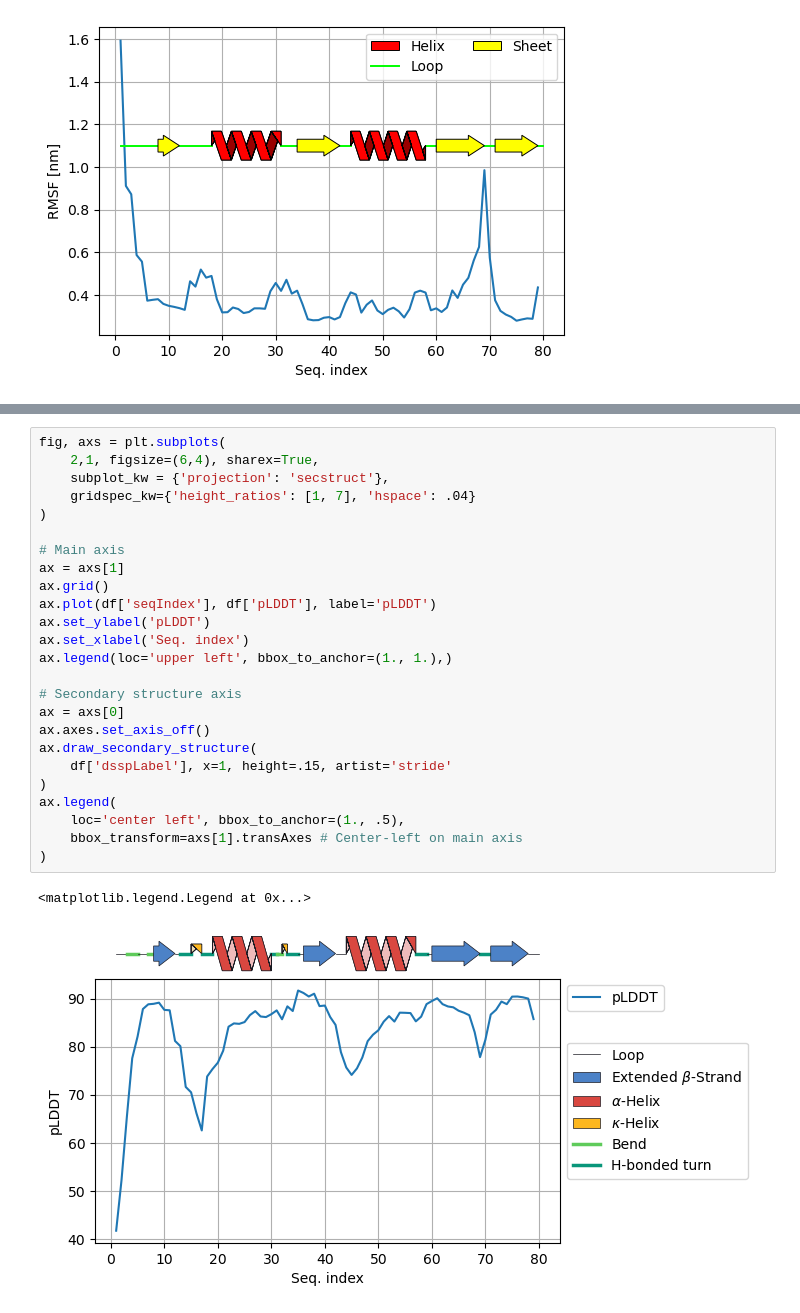
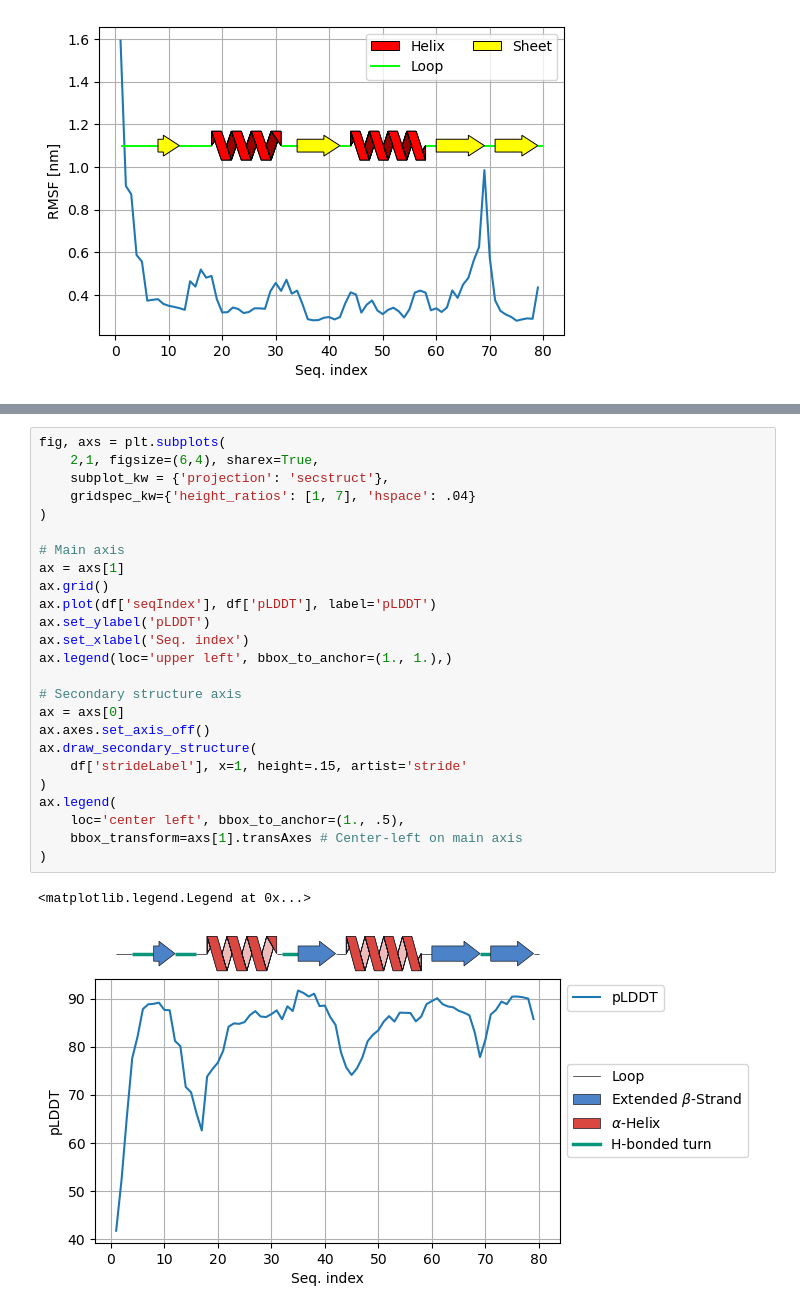
Before and after one commit to aethertier/secstructartist, a Jupyter notebook: examples/example_plots.ipynb, the cells around one changed output, grey strips where cells are left out. Saved outputs shown, nothing was run; the diff lists cells and outputs as text.

Commit message:
Include STRIDE predictions

```diff
--- a/examples/example_plots.ipynb
+++ b/examples/example_plots.ipynb
@@ -97,28 +97,28 @@ ax.legend(
 # %%
 fig, axs = plt.subplots(
     2,1, figsize=(6,4), sharex=True,
     subplot_kw = {'projection': 'secstruct'},
     gridspec_kw={'height_ratios': [1, 7], 'hspace': .04}
 )
 
 # Main axis
 ax = axs[1]
 ax.grid()
 ax.plot(df['seqIndex'], df['pLDDT'], label='pLDDT')
 ax.set_ylabel('pLDDT')
 ax.set_xlabel('Seq. index')
 ax.legend(loc='upper left', bbox_to_anchor=(1., 1.),)
 
 # Secondary structure axis
 ax = axs[0]
 ax.axes.set_axis_off()
 ax.draw_secondary_structure(
-    df['dsspLabel'], x=1, height=.15, artist='stride'
+    df['strideLabel'], x=1, height=.15, artist='stride'
 )
 ax.legend(
     loc='center left', bbox_to_anchor=(1., .5),
     bbox_transform=axs[1].transAxes # Center-left on main axis
 )
 # %% [output]
 <matplotlib.legend.Legend at 0x...>
-[figure, old version]
+[figure, new version]
```
Also changed, not shown: parts of 2 cells of this notebook, 1 other file.
